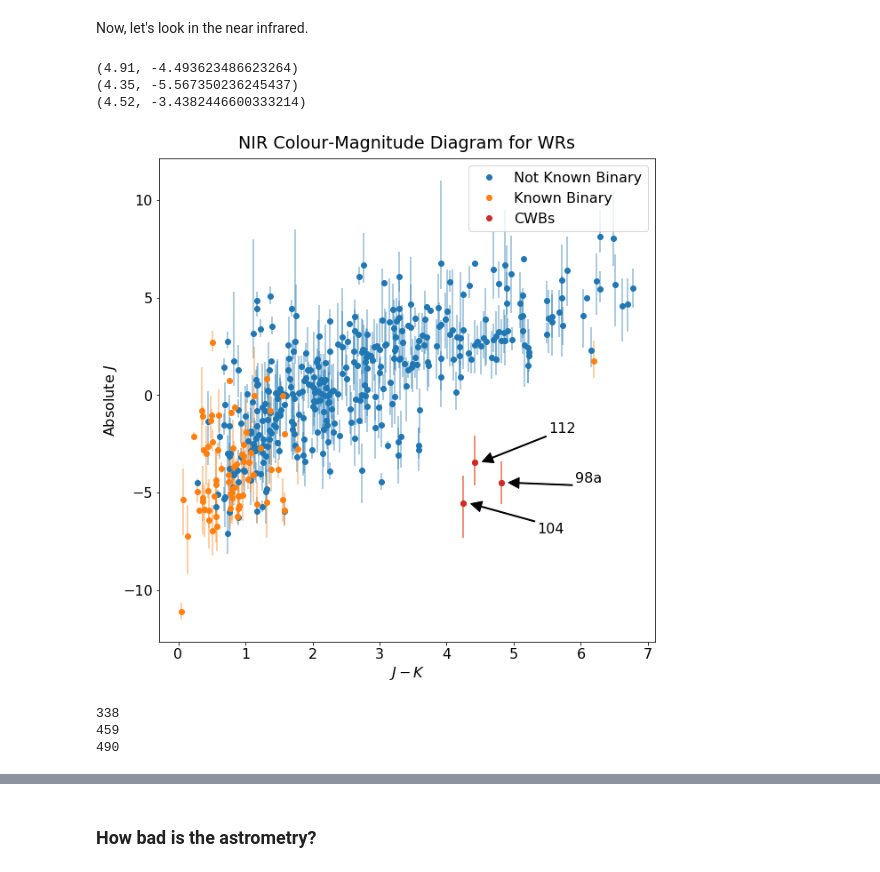
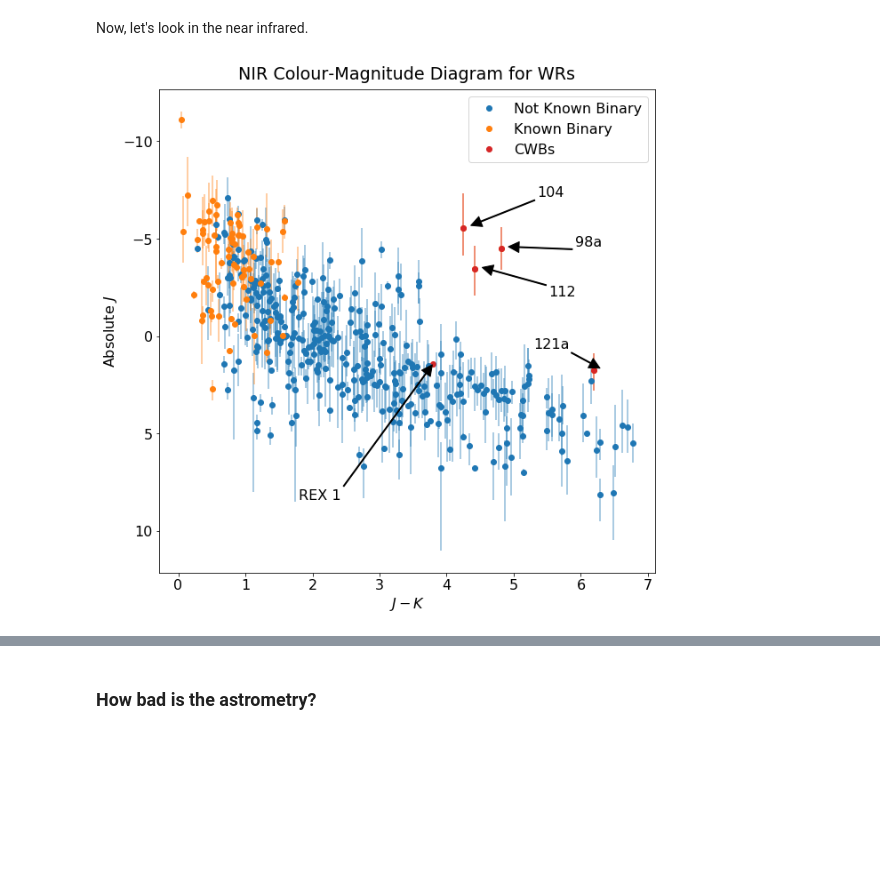
Before and after one commit to benjaminpope/delphi, a Jupyter notebook: notebooks/wolfrayets.ipynb, the cells around one changed output, grey strips where cells are left out. Drawn from its saved outputs; the diff is of its cells as text; code cells hidden in the pictures; blank space fills up the shorter version.

```diff
--- a/notebooks/wolfrayets.ipynb
+++ b/notebooks/wolfrayets.ipynb
@@ -92,0 +113,9 @@ plt.savefig('gaia_wr_cmd.png')
+# %%
+rex1 = Table.read('../data/rex1_dist.csv')
+rex1['J'] = 10.2
+rex1['K'] = 6.4
+rex1['abs_J'] = abs_mag(rex1['J'],rex1['r_est'])
+rex1['abs_J_hi'] = abs_mag(rex1['J'],rex1['r_hi'])
+rex1['abs_J_lo'] = abs_mag(rex1['J'],rex1['r_lo'])
+print 'r_est %.2f r_lo %.2f r_hi %.2f' % (rex1['r_est'],rex1['r_lo'],rex1['r_hi'])
+print 'abs_J %.2f abs_J_lo %.2f abs_J_hi %.2f' % (rex1['abs_J'],rex1['abs_J_lo'],rex1['abs_J_hi'])
@@ -99,37 +138,34 @@ errorbars_J[1,:] = wrs['abs_J']-wrs['abs_J_lo']
 # %%
 plt.plot((wrs['J']-wrs['K'])[~binary],wrs['abs_J'][~binary],'.',markersize=12,color=colours[0],label='Not Known Binary')
 plt.errorbar((wrs['J']-wrs['K'])[~binary],wrs['abs_J'][~binary],yerr=errorbars_J[:,~binary],fmt=None,alpha=0.5,color=colours[0])
 
 plt.plot((wrs['J']-wrs['K'])[binary],wrs['abs_J'][binary],'.',markersize=12,color=colours[1],label='Known Binary')
 plt.errorbar((wrs['J']-wrs['K'])[binary],wrs['abs_J'][binary],yerr=errorbars_J[:,binary],fmt=None,alpha=0.5,color=colours[1])
 
 
-indices = [np.where(wrs['WR#']==name)[0][0] for name in ['98a','104', '112']]
+indices = [np.where(wrs['WR#']==name)[0][0] for name in ['98a','104', '112','121a']]
 plt.plot((wrs['J']-wrs['K'])[indices],wrs['abs_J'][indices],'.',markersize=12,color=colours[3],label='CWBs')
 plt.errorbar((wrs['J']-wrs['K'])[indices],wrs['abs_J'][indices],yerr=errorbars_J[:,indices],fmt=None,alpha=0.5,color=colours[3])
 
-offsets = [0,-1.5,1.5]
-for j, name in enumerate(['98a','104', '112']):
-    xy = ((wrs['J']-wrs['K'])[indices[j]]+0.1, wrs['abs_J'][indices[j]])
-    print xy
+offsetsy = [0,-1.5,1.5,-1]
+offsetsx = [1,1,1,-1]
+for j, name in enumerate(['98a','104', '112','121a']):
+    xy = ((wrs['J']-wrs['K'])[indices[j]]+0.1, wrs['abs_J'][indices[j]]-0.1)
     plt.annotate(name, xy=xy,
-                 xytext=(xy[0]+1, xy[1]+offsets[j]),arrowprops=dict(facecolor='black', shrink=0.01,width=1),)
+                 xytext=(xy[0]+offsetsx[j], xy[1]+offsetsy[j]),arrowprops=dict(facecolor='black', shrink=0.01,width=1),)
+
+plt.scatter(rex1['J']-rex1['K'],rex1['abs_J'],color=colours[3])
+plt.vlines(rex1['abs_J'], rex1['abs_J_lo'], rex1['abs_J_lo'],colors=colours[3])
+plt.annotate('REX 1', xy=(rex1['J']-rex1['K'],rex1['abs_J']),
+             xytext=(rex1['J']-rex1['K']-2,rex1['abs_J']+7),arrowprops=dict(facecolor='black', shrink=0.01,width=1),)
+
 
 plt.legend(['Not Known Binary','Known Binary','CWBs'])
+plt.gca().invert_yaxis()
 
 plt.xlabel(r'$J-K$')
 plt.ylabel(r'Absolute $J$')
 plt.title('NIR Colour-Magnitude Diagram for WRs',y=1.01)
 plt.savefig('gaia_wr_nir_cmd.png')
 # %% [output]
-(4.91, -4.493623486623264)
-(4.35, -5.567350236245437)
-(4.52, -3.4382446600333214)
-[figure, old version]
+[figure, new version]
-# %%
-for name in ['98a','104', '112']:
-    print np.where(wrs['WR#']==name)[0][0]
-# %% [output]
-338
-459
-490
```
Also changed, not shown: parts of 12 cells of this notebook.
